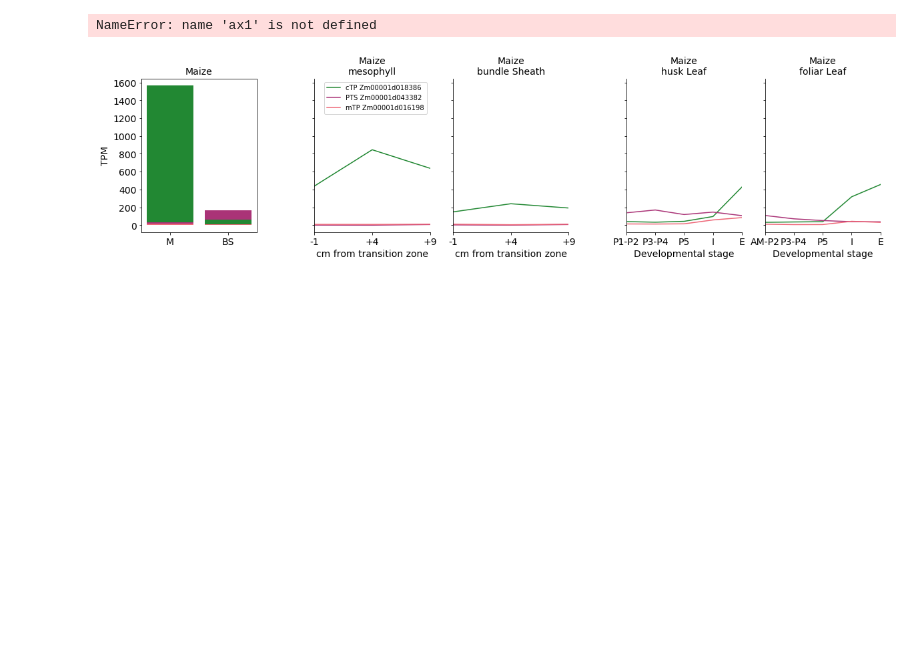
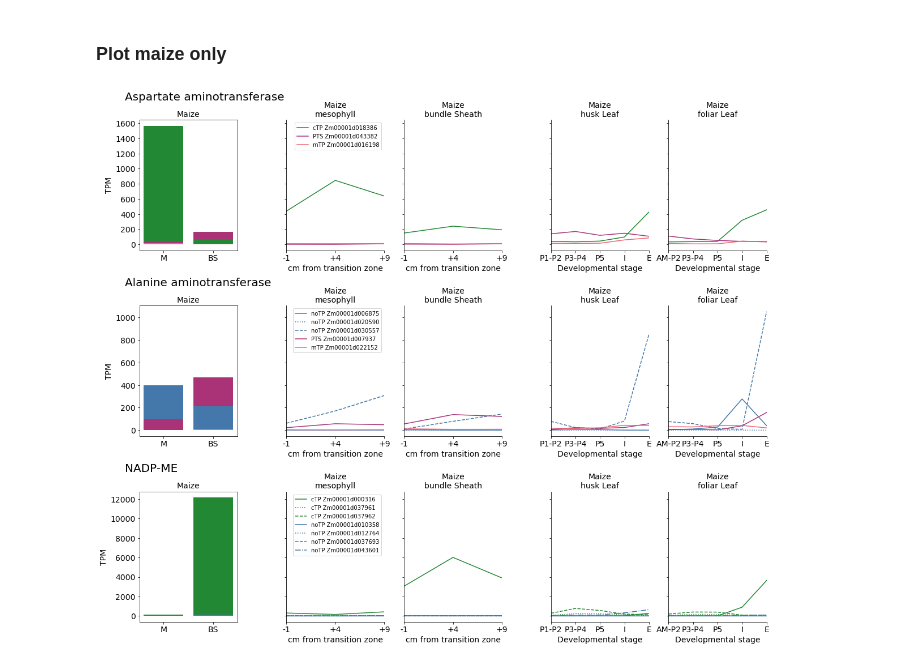
Before and after one commit to RonaCostello/Thesis, a Jupyter notebook: plots/chapter3_c4GeneExpression.ipynb, the cells around one changed output. Saved outputs shown, nothing was run; the diff lists cells and outputs as text; code cells hidden in the pictures; blank space fills up the shorter version.

Commit message:
Plot orthogroup gene expression across C3 and C4 datasets

```diff
--- a/plots/chapter3_c4GeneExpression.ipynb
+++ b/plots/chapter3_c4GeneExpression.ipynb
@@ -49,6 +54,14 @@ def maize_M_BS_chang(ax, orthogroup_fasta_file):
     chang_df = chang_df.loc[chang_df['Name'].isin(maize_genes)]
     chang_df['M_mean_TPM'] = chang_df[['SRR354212_TPM', 'SRR354213_TPM']].mean(axis = 1)
     chang_df['BS_mean_TPM'] = chang_df[['SRR354214_TPM', 'SRR354215_TPM']].mean(axis = 1)
+
+    if plot_highly_expressed:
+        chang_df = chang_df[(chang_df['M_mean_TPM'] + chang_df['BS_mean_TPM']) > min_mean_TPM]
+    if len(chang_df) == 0:
+        chang_df = chang_df.append(pd.Series(0, index=chang_df.columns), ignore_index=True)
+        chang_df['Name'] = 'All genes'
+        zm_colour_dict['All genes'] = (1, 1, 1, 1)
+        orthogroup_location_dict['All genes'] = ''
 
     rgb_colours = []
     for i, row in chang_df.iterrows():
@@ -85,19 +98,17 @@ def maize_M_BS_chang(ax, orthogroup_fasta_file):
         cumval_BS += value
 
     ax.set_ylabel('TPM')
-    ax.legend()
-
-    ax.legend(loc='center left', bbox_to_anchor=(1, 0.5))
-
 
     ax.set_ylabel('TPM', fontsize=fig_variables['y_label_font_size'])
-    ax.get_legend().remove()
+
     for tick in ax.xaxis.get_major_ticks():
             tick.label.set_fontsize(fig_variables['x_tick_font_size'])
     for tick in ax.yaxis.get_major_ticks():
         tick.label.set_fontsize(fig_variables['x_tick_font_size'])
 
     ax.set_title('Maize', size=fig_variables['title_size'])
+
+    ax.legend(loc='best', bbox_to_anchor=(1, 0.5))
 # %%
 def maize_M_BS_tausta(ax1, ax2, orthogroup_fasta_file):
     maize_genes = get_species_genes(orthogroup_fasta_file, 'Zm0', '_', 1)
@@ -321,25 +817,44 @@ def plot_row(index):
+# %% [markdown]
+### Plot maize only
 # %%
 fig_variables = { "legend_font_size": 10, "y_label_font_size": 14, "x_label_font_size": 14, "x_tick_font_size": 14,
                   "y_tick_font_size": 12, "arabidopsis_x_tick_font_size": 12, "title_size": 14, "figsize": (18,14.4), "left": 0.125,
                   "bottom": 0.1, "right": 0.9, "top": 0.9, "wspace": 0.2, "hspace": 0.60}
 
 fig = plt.figure(constrained_layout=False, figsize=fig_variables['figsize'])
 spec = gridspec.GridSpec(ncols=5, nrows=3, figure=fig)
 
+global plot_highly_expressed
+plot_highly_expressed = True
+if plot_highly_expressed:
+    global min_mean_TPM
+    min_mean_TPM = 0
+
 ### aspAT ###
 
 orthogroup_fasta_file = ('../../DPhil/AILP1_informatics/data/msa_data/Orthogroups/OG0000890.fa')
 targetP_file = ('../../DPhil/AILP1_informatics/data/msa_data/targetP_results/OG0000890_targetp2_PTS.txt')
 targetp_dict = make_targetp_dict(targetP_file)
 
-plot_row(0, 'Aspartate aminotransferase')
+plot_maize_row(0, 'Aspartate aminotransferase')
 
+### alaAT ###
 
+orthogroup_fasta_file = ('../../DPhil/AILP1_informatics/data/msa_data/Orthogroups/OG0000991.fa')
+targetP_file = ('../../DPhil/AILP1_informatics/data/msa_data/targetP_results/OG0000991_targetp2_PTS.txt')
+targetp_dict = make_targetp_dict(targetP_file)
 
+plot_maize_row(1, 'Alanine aminotransferase')
 
+### NADP-ME ###
+
+orthogroup_fasta_file = ('../../DPhil/AILP1_informatics/data/msa_data/Orthogroups/OG0000779.fa')
+targetP_file = ('../../DPhil/AILP1_informatics/data/msa_data/targetP_results/OG0000779_targetp2_PTS.txt')
+targetp_dict = make_targetp_dict(targetP_file)
+
+plot_maize_row(2, 'NADP-ME')
 
 
 # plt.savefig('../figures/ailp1Expression.pdf', bbox_inches='tight')
 # %% [output]
-NameError: name 'ax1' is not defined
-[figure, old version]
+[figure, new version]
```
Also changed, not shown: parts of 13 cells of this notebook.
